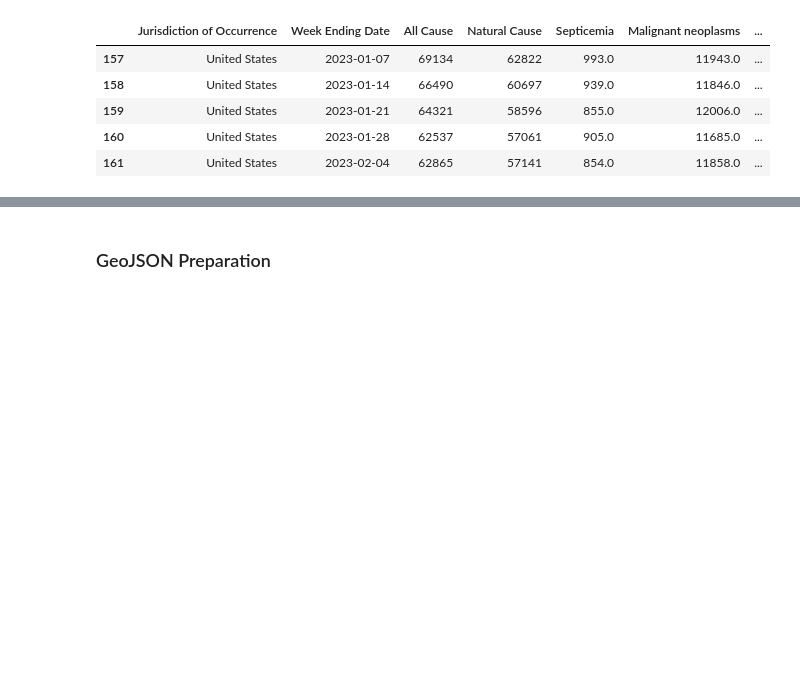
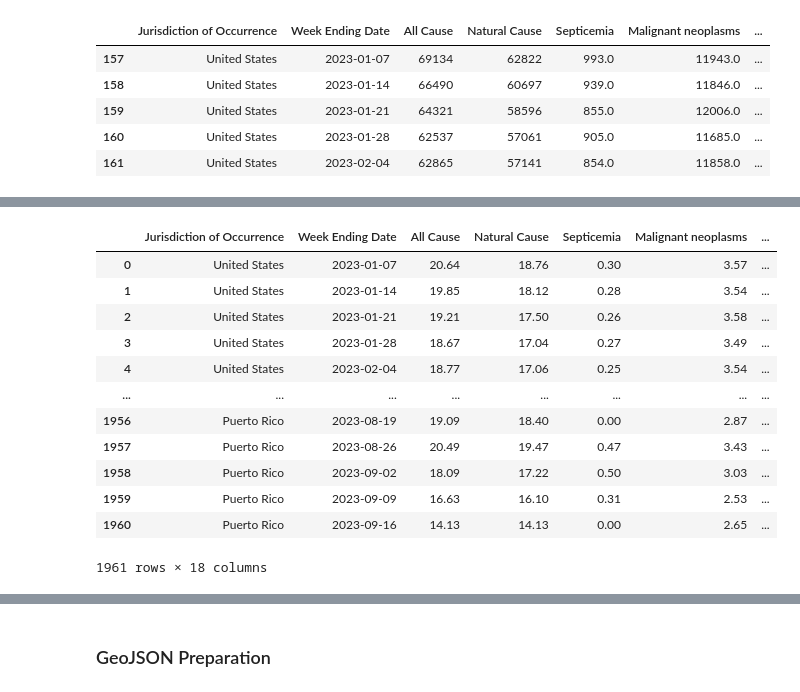
Before and after one commit to captaindarshan/CDC-DATA-ANALYSIS, a Jupyter notebook: data/Diseases_State_and_Cause_cleaning.ipynb, the cells around one changed output, grey strips where cells are left out. Cells and saved outputs as stored; diff of their text form; code cells hidden in the pictures; blank space fills up the shorter version.

```diff
--- a/data/Diseases_State_and_Cause_cleaning.ipynb
+++ b/data/Diseases_State_and_Cause_cleaning.ipynb
@@ -123,3 +188,20 @@ See the caveats in the documentation: https://pandas.pydata.org/pandas-docs/stab
+# %%
+diseases2023_df = diseases2023_df.round(decimals=2)
+diseases2023_df
+# %% [output]
+|  | Jurisdiction of Occurrence | Week Ending Date | All Cause | Natural Cause | Septicemia | Malignant neoplasms | ... |
+| 0 | United States | 2023-01-07 | 20.64 | 18.76 | 0.30 | 3.57 | ... |
+| 1 | United States | 2023-01-14 | 19.85 | 18.12 | 0.28 | 3.54 | ... |
+| 2 | United States | 2023-01-21 | 19.21 | 17.50 | 0.26 | 3.58 | ... |
+| 3 | United States | 2023-01-28 | 18.67 | 17.04 | 0.27 | 3.49 | ... |
+| 4 | United States | 2023-02-04 | 18.77 | 17.06 | 0.25 | 3.54 | ... |
+| ... | ... | ... | ... | ... | ... | ... | ... |
+| 1956 | Puerto Rico | 2023-08-19 | 19.09 | 18.40 | 0.00 | 2.87 | ... |
+| 1957 | Puerto Rico | 2023-08-26 | 20.49 | 19.47 | 0.47 | 3.43 | ... |
+| 1958 | Puerto Rico | 2023-09-02 | 18.09 | 17.22 | 0.50 | 3.03 | ... |
+| 1959 | Puerto Rico | 2023-09-09 | 16.63 | 16.10 | 0.31 | 2.53 | ... |
+| 1960 | Puerto Rico | 2023-09-16 | 14.13 | 14.13 | 0.00 | 2.65 | ... |
+1961 rows × 18 columns
 # %%
 # information on new df
 print(diseases2023_df.columns)
```
Also changed, not shown: parts of 7 cells of this notebook, 5 other files.
